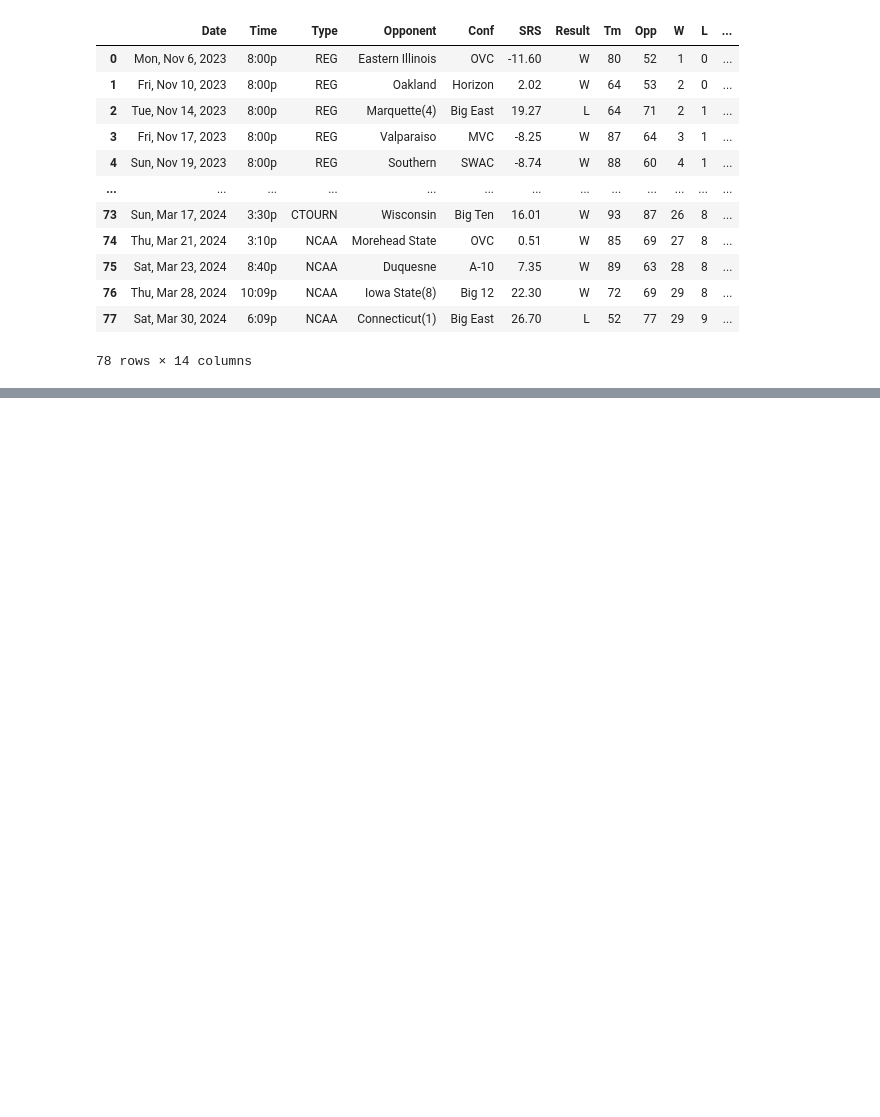
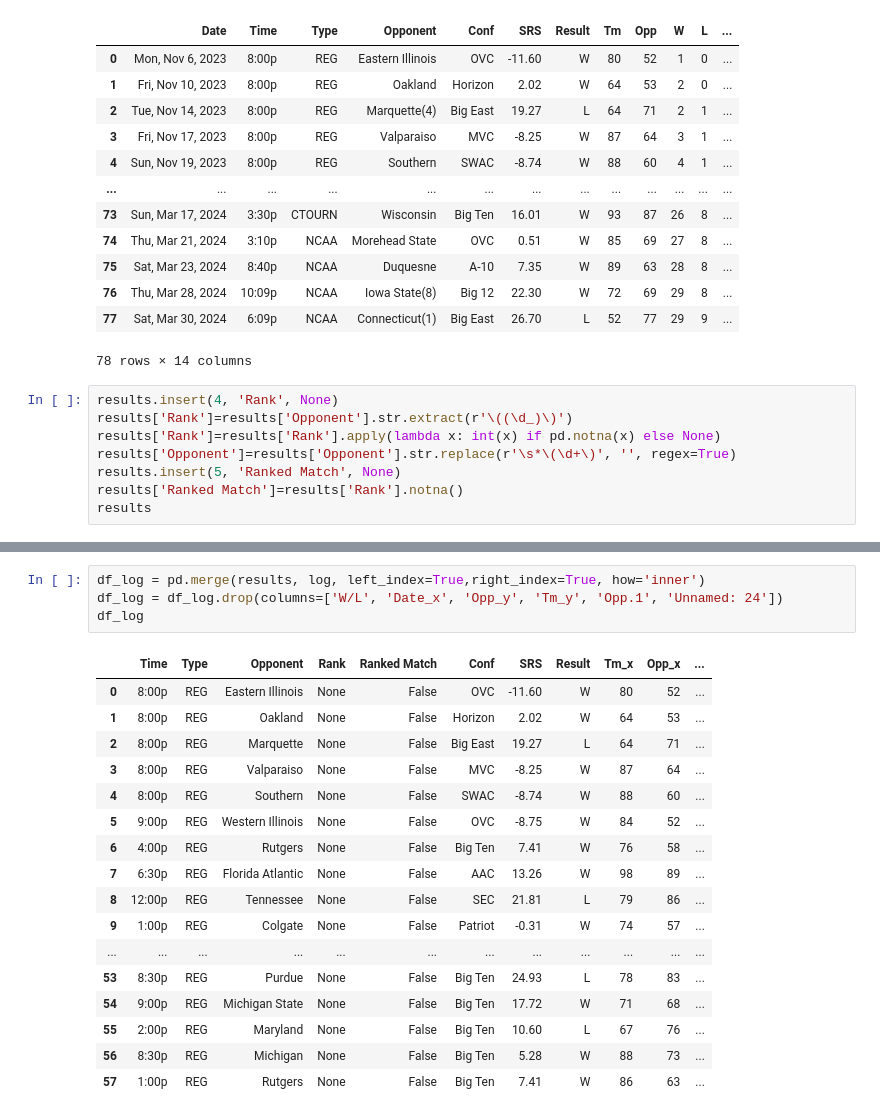
Before and after one commit to isaac-turk/DataDiveFa24, a Jupyter notebook: Eric-Cleaning.ipynb, the cells around one changed output, grey strips where cells are left out. Cells and saved outputs as stored; diff of their text form; blank space fills up the shorter version.

```diff
--- a/Eric-Cleaning.ipynb
+++ b/Eric-Cleaning.ipynb
@@ -266,3 +266,11 @@ results
 | 76 | Thu, Mar 28, 2024 | 10:09p | NCAA | Iowa State(8) | Big 12 | 22.30 | W | 72 | 69 | 29 | 8 | ... |
 | 77 | Sat, Mar 30, 2024 | 6:09p | NCAA | Connecticut(1) | Big East | 26.70 | L | 52 | 77 | 29 | 9 | ... |
 78 rows × 14 columns
+# %%
+results.insert(4, 'Rank', None)
+results['Rank']=results['Opponent'].str.extract(r'\((\d_)\)')
+results['Rank']=results['Rank'].apply(lambda x: int(x) if pd.notna(x) else None)
+results['Opponent']=results['Opponent'].str.replace(r'\s*\(\d+\)', '', regex=True)
+results.insert(5, 'Ranked Match', None)
+results['Ranked Match']=results['Rank'].notna()
+results
@@ -268,0 +312,22 @@ results
+# %%
+df_log = pd.merge(results, log, left_index=True,right_index=True, how='inner')
+df_log = df_log.drop(columns=['W/L', 'Date_x', 'Opp_y', 'Tm_y', 'Opp.1', 'Unnamed: 24'])
+df_log
+# %% [output]
+|  | Time | Type | Opponent | Rank | Ranked Match | Conf | SRS | Result | Tm_x | Opp_x | ... |
+| 0 | 8:00p | REG | Eastern Illinois | None | False | OVC | -11.60 | W | 80 | 52 | ... |
+| 1 | 8:00p | REG | Oakland | None | False | Horizon | 2.02 | W | 64 | 53 | ... |
+| 2 | 8:00p | REG | Marquette | None | False | Big East | 19.27 | L | 64 | 71 | ... |
+| 3 | 8:00p | REG | Valparaiso | None | False | MVC | -8.25 | W | 87 | 64 | ... |
+| 4 | 8:00p | REG | Southern | None | False | SWAC | -8.74 | W | 88 | 60 | ... |
+| 5 | 9:00p | REG | Western Illinois | None | False | OVC | -8.75 | W | 84 | 52 | ... |
+| 6 | 4:00p | REG | Rutgers | None | False | Big Ten | 7.41 | W | 76 | 58 | ... |
+| 7 | 6:30p | REG | Florida Atlantic | None | False | AAC | 13.26 | W | 98 | 89 | ... |
+| 8 | 12:00p | REG | Tennessee | None | False | SEC | 21.81 | L | 79 | 86 | ... |
+| 9 | 1:00p | REG | Colgate | None | False | Patriot | -0.31 | W | 74 | 57 | ... |
+| ... | ... | ... | ... | ... | ... | ... | ... | ... | ... | ... | ... |
+| 53 | 8:30p | REG | Purdue | None | False | Big Ten | 24.93 | L | 78 | 83 | ... |
+| 54 | 9:00p | REG | Michigan State | None | False | Big Ten | 17.72 | W | 71 | 68 | ... |
+| 55 | 2:00p | REG | Maryland | None | False | Big Ten | 10.60 | L | 67 | 76 | ... |
+| 56 | 8:30p | REG | Michigan | None | False | Big Ten | 5.28 | W | 88 | 73 | ... |
+| 57 | 1:00p | REG | Rutgers | None | False | Big Ten | 7.41 | W | 86 | 63 | ... |
```
Also changed, not shown: parts of 6 cells of this notebook, 3 other files.
